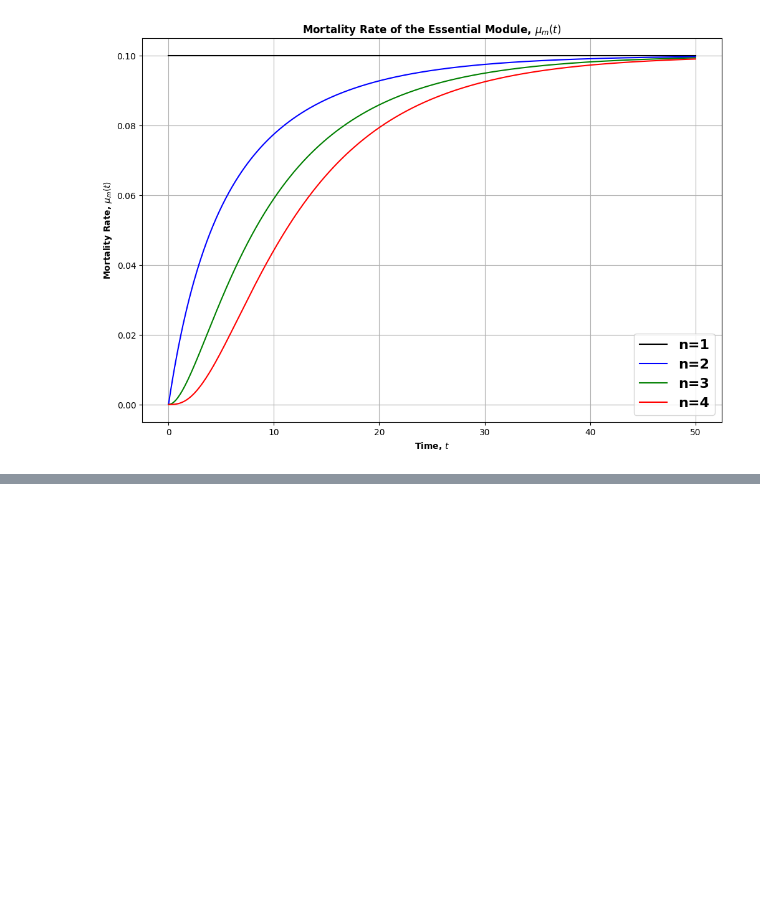
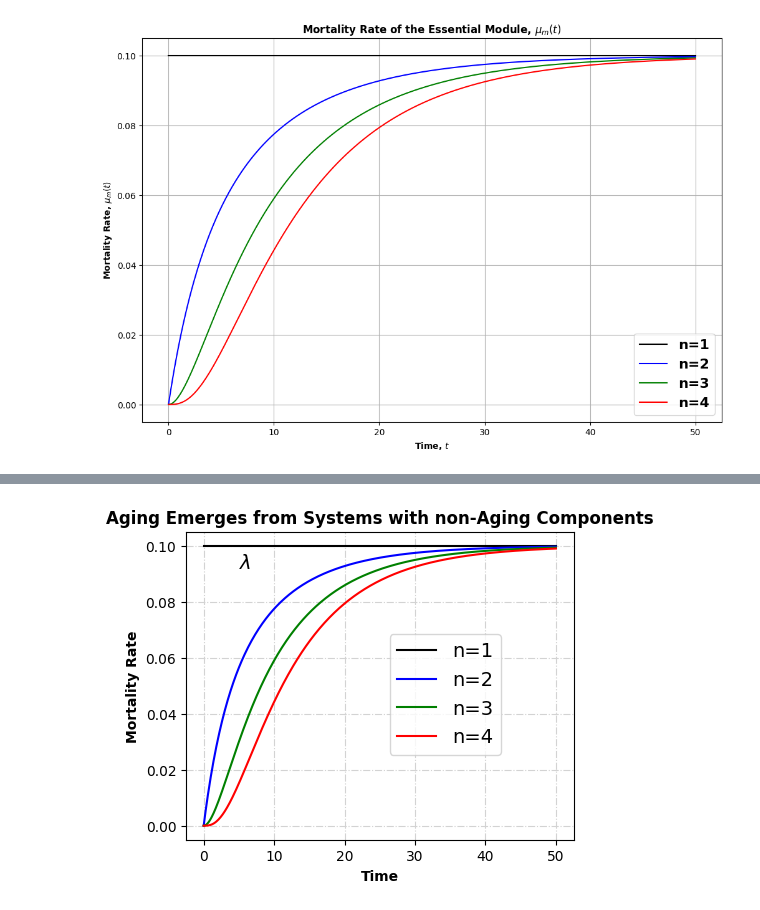
Before and after one commit to hongqin/EAM-2024, a Jupyter notebook: reliability_block_plot.ipynb, the cells around one changed output, grey strips where cells are left out. Saved outputs shown, nothing was run; the diff lists cells and outputs as text; code cells hidden in the pictures; blank space fills up the shorter version.

```diff
--- a/reliability_block_plot.ipynb
+++ b/reliability_block_plot.ipynb
@@ -82,0 +181,40 @@ plt.show()
+# %%
+import numpy as np
+import matplotlib.pyplot as plt
+
+# Define the mortality rate function
+def mortality_rate(t, n, lambda_):
+    e_lambda_t = np.exp(-lambda_ * t)
+    numerator = n * lambda_ * e_lambda_t * (1 - e_lambda_t)**(n - 1)
+    denominator = 1 - (1 - e_lambda_t)**n
+    return numerator / denominator
+
+# Constants
+lambda_ = 0.1  # Decay rate
+t = np.linspace(0, 50, 500)  # Time from 0 to 50
+
+# Calculate mortality rates for n=1, 2, 3, and 4
+rates = {n: mortality_rate(t, n, lambda_) for n in range(1, 5)}
+
+# Plotting
+plt.figure(figsize=(5, 4))
+colors = ['black', 'blue', 'green', 'red']
+for n, color in zip(rates, colors):
+    plt.plot(t, rates[n], label=f'n={n}', color=color)
+
+plt.title('Aging Emerges from Systems with non-Aging Components', fontweight='bold')
+plt.xlabel('Time', fontweight='bold')
+#plt.ylabel('Mortality Rate, $\mu(t)$', fontweight='bold')
+plt.ylabel('Mortality Rate', fontweight='bold')
+plt.legend(loc='upper left', bbox_to_anchor=(0.5, 0.2, 0.5, 0.5), fontsize=14, frameon=True)
+plt.grid(True, linestyle='-.', color='lightgray')  # Grid with dashed lines in light gray
+
+# Add a horizontal line at y=0.1 and label it with Greek letter λ
+#plt.axhline(y=0.1, color='grey', linestyle='--')
+plt.text(x=5, y=0.092, s='$\lambda$', fontsize=14, color='black')  # Adjust x and font size as needed
+
+plt.savefig('block-mortality-rate-n1234.jpeg', format='jpeg', dpi=300)
+
+plt.show()
+# %% [output]
+[figure, added]
```
Also changed, not shown: parts of 3 cells of this notebook.
